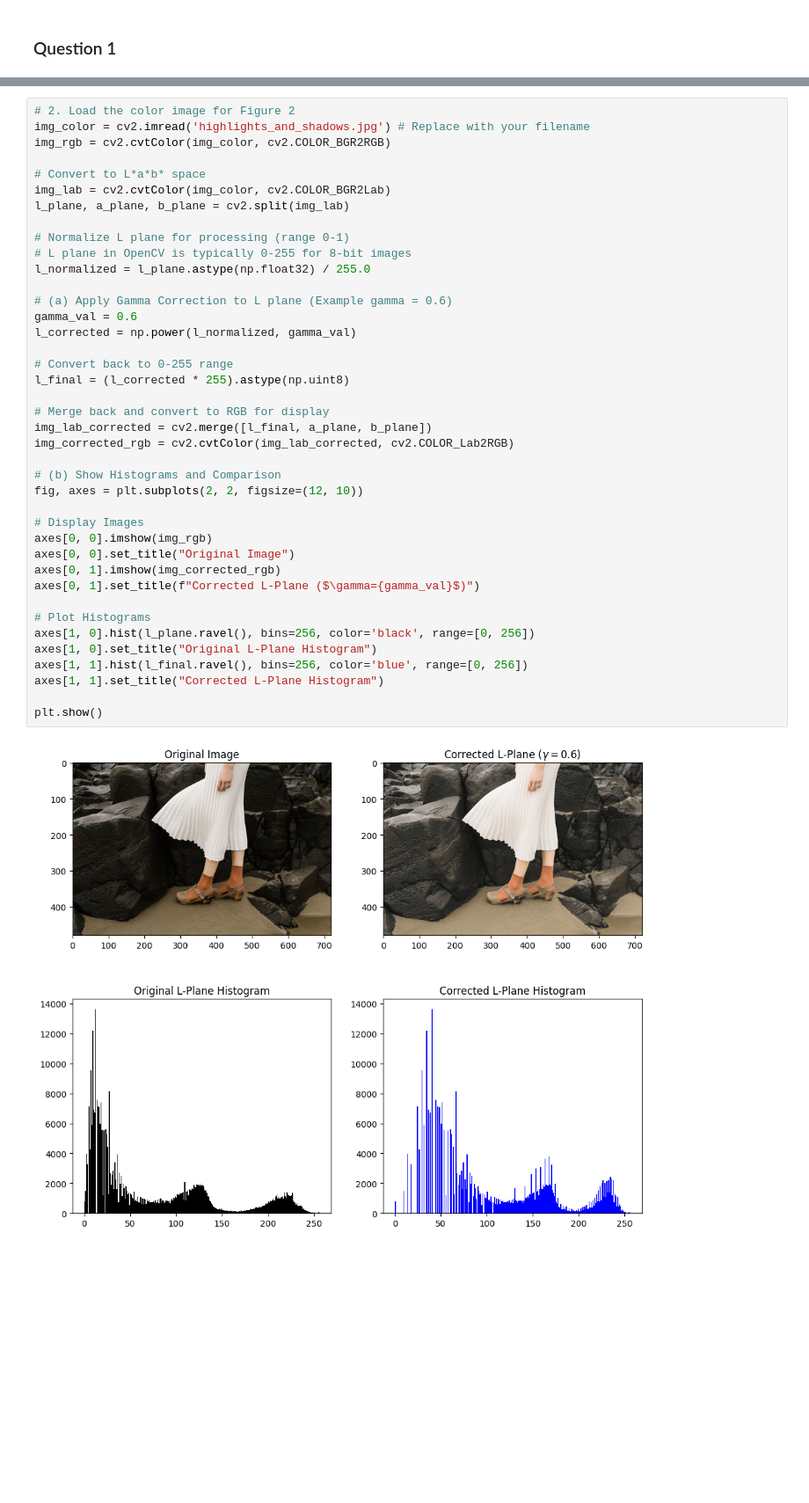
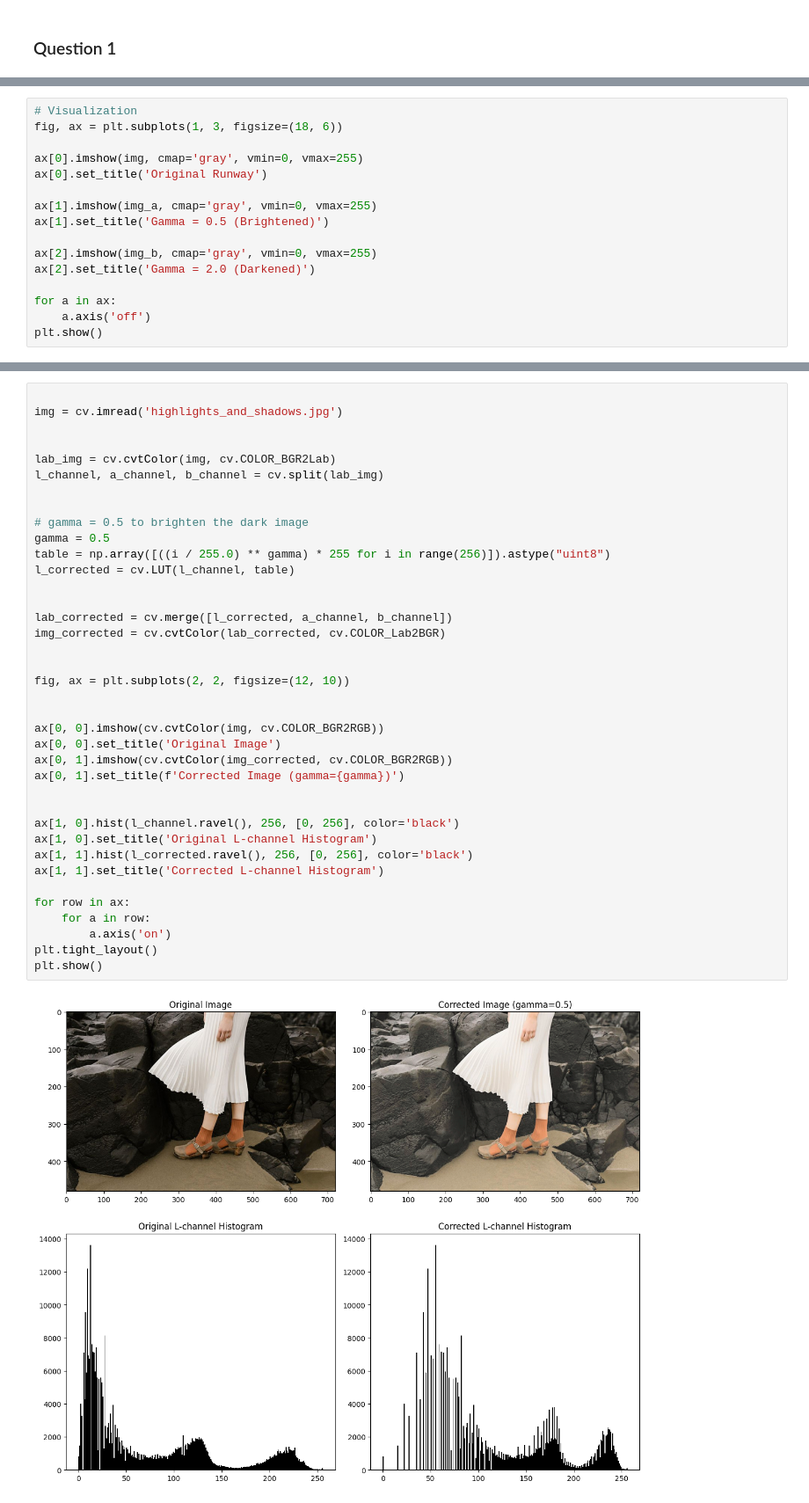
Before and after one commit to buwanekamara/in4640_assignmen_01, a Jupyter notebook: in4640_assignment_01.ipynb, the cells around one changed output, grey strips where cells are left out. Shown at 88% size. Drawn from its saved outputs; the diff is of its cells as text; blank space fills up the shorter version.

```diff
--- a/in4640_assignment_01.ipynb
+++ b/in4640_assignment_01.ipynb
@@ -58,0 +26,16 @@ else:
+# %%
+# Visualization
+fig, ax = plt.subplots(1, 3, figsize=(18, 6))
+
+ax[0].imshow(img, cmap='gray', vmin=0, vmax=255)
+ax[0].set_title('Original Runway')
+
+ax[1].imshow(img_a, cmap='gray', vmin=0, vmax=255)
+ax[1].set_title('Gamma = 0.5 (Brightened)')
+
+ax[2].imshow(img_b, cmap='gray', vmin=0, vmax=255)
+ax[2].set_title('Gamma = 2.0 (Darkened)')
+
+for a in ax:
+    a.axis('off')
+plt.show()
@@ -59,42 +92,40 @@ else:
 # %%
-# 2. Load the color image for Figure 2
-img_color = cv2.imread('highlights_and_shadows.jpg') # Replace with your filename
-img_rgb = cv2.cvtColor(img_color, cv2.COLOR_BGR2RGB)
 
-# Convert to L*a*b* space
-img_lab = cv2.cvtColor(img_color, cv2.COLOR_BGR2Lab)
-l_plane, a_plane, b_plane = cv2.split(img_lab)
+img = cv.imread('highlights_and_shadows.jpg')
 
-# Normalize L plane for processing (range 0-1)
-# L plane in OpenCV is typically 0-255 for 8-bit images
-l_normalized = l_plane.astype(np.float32) / 255.0
 
-# (a) Apply Gamma Correction to L plane (Example gamma = 0.6)
-gamma_val = 0.6
-l_corrected = np.power(l_normalized, gamma_val)
+lab_img = cv.cvtColor(img, cv.COLOR_BGR2Lab)
+l_channel, a_channel, b_channel = cv.split(lab_img)
 
-# Convert back to 0-255 range
-l_final = (l_corrected * 255).astype(np.uint8)
 
-# Merge back and convert to RGB for display
-img_lab_corrected = cv2.merge([l_final, a_plane, b_plane])
-img_corrected_rgb = cv2.cvtColor(img_lab_corrected, cv2.COLOR_Lab2RGB)
+# gamma = 0.5 to brighten the dark image
+gamma = 0.5
+table = np.array([((i / 255.0) ** gamma) * 255 for i in range(256)]).astype("uint8")
+l_corrected = cv.LUT(l_channel, table)
 
-# (b) Show Histograms and Comparison
-fig, axes = plt.subplots(2, 2, figsize=(12, 10))
 
-# Display Images
-axes[0, 0].imshow(img_rgb)
-axes[0, 0].set_title("Original Image")
-axes[0, 1].imshow(img_corrected_rgb)
-axes[0, 1].set_title(f"Corrected L-Plane ($\gamma={gamma_val}$)")
+lab_corrected = cv.merge([l_corrected, a_channel, b_channel])
+img_corrected = cv.cvtColor(lab_corrected, cv.COLOR_Lab2BGR)
 
-# Plot Histograms
-axes[1, 0].hist(l_plane.ravel(), bins=256, color='black', range=[0, 256])
-axes[1, 0].set_title("Original L-Plane Histogram")
-axes[1, 1].hist(l_final.ravel(), bins=256, color='blue', range=[0, 256])
-axes[1, 1].set_title("Corrected L-Plane Histogram")
 
+fig, ax = plt.subplots(2, 2, figsize=(12, 10))
+
+
+ax[0, 0].imshow(cv.cvtColor(img, cv.COLOR_BGR2RGB))
+ax[0, 0].set_title('Original Image')
+ax[0, 1].imshow(cv.cvtColor(img_corrected, cv.COLOR_BGR2RGB))
+ax[0, 1].set_title(f'Corrected Image (gamma={gamma})')
+
+
+ax[1, 0].hist(l_channel.ravel(), 256, [0, 256], color='black')
+ax[1, 0].set_title('Original L-channel Histogram')
+ax[1, 1].hist(l_corrected.ravel(), 256, [0, 256], color='black')
+ax[1, 1].set_title('Corrected L-channel Histogram')
+
+for row in ax:
+    for a in row:
+        a.axis('on')
+plt.tight_layout()
 plt.show()
 # %% [output]
-[figure, old version]
+[figure, new version]
```
Also changed, not shown: parts of 14 cells of this notebook.
